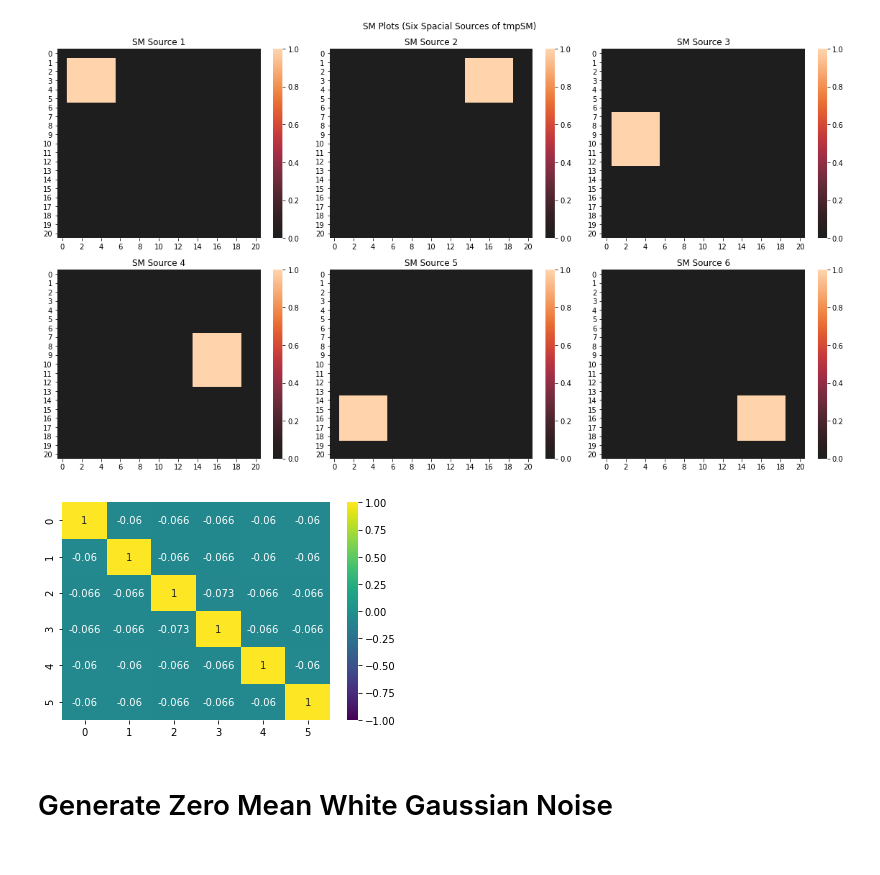
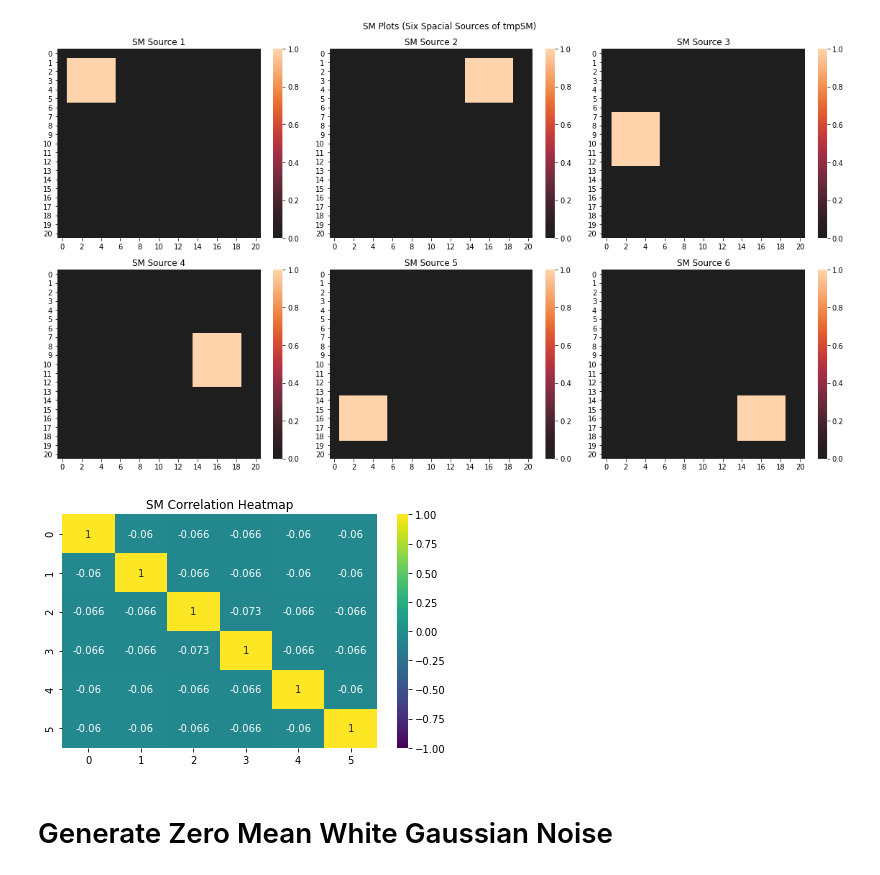
Before and after one commit to NoiRC256/mast30034_assignment_1, a Jupyter notebook: code/main.ipynb, the cells around one changed output. Saved outputs shown, nothing was run; the diff lists cells and outputs as text; code cells hidden in the pictures.

```diff
--- a/code/main.ipynb
+++ b/code/main.ipynb
@@ -100,7 +98,7 @@ for i in range(0, 2):
             idx += i+1
 
         tc = tcs_standardized[idx]
-        sns.lineplot(ax=axes[i,j], data=tc)
+        sns.lineplot(data=tc, ax=axes[i,j])
         axes[i, j].set_title("TC Source " + str(idx+1))
 
 fig.tight_layout()
@@ -180,6 +176,5 @@ plt.show()
 [figure]
 # %%
 # Reshape into 6 * 441 array;
-
-SM = np.stack(tmpSM, axis=0)
+SM = np.stack(tmpSM)
 SM = SM.reshape(6,441)
@@ -190,7 +180,0 @@ SM_corr = SM_df.T.corr()
-# %%
-# Correlation heatmap;
-fig = sns.heatmap(SM_corr, annot=True,
-                  vmin=-1, vmax=1, center=0, cmap="viridis")
-plt.show()
-# %% [output]
-[figure, removed]
@@ -197,2 +185,11 @@ plt.show()
+# %%
+# Correlation heatmap;
+fig = sns.heatmap(SM_corr, annot=True,
+                  vmin=-1, vmax=1, center=0, cmap="viridis")
+fig.set_title("SM Correlation Heatmap")
+plt.tight_layout()
+plt.show()
+# %% [output]
+[figure, added]
 # %% [markdown]
 # Generate Zero Mean White Gaussian Noise
```
Also changed, not shown: parts of 35 cells of this notebook.
